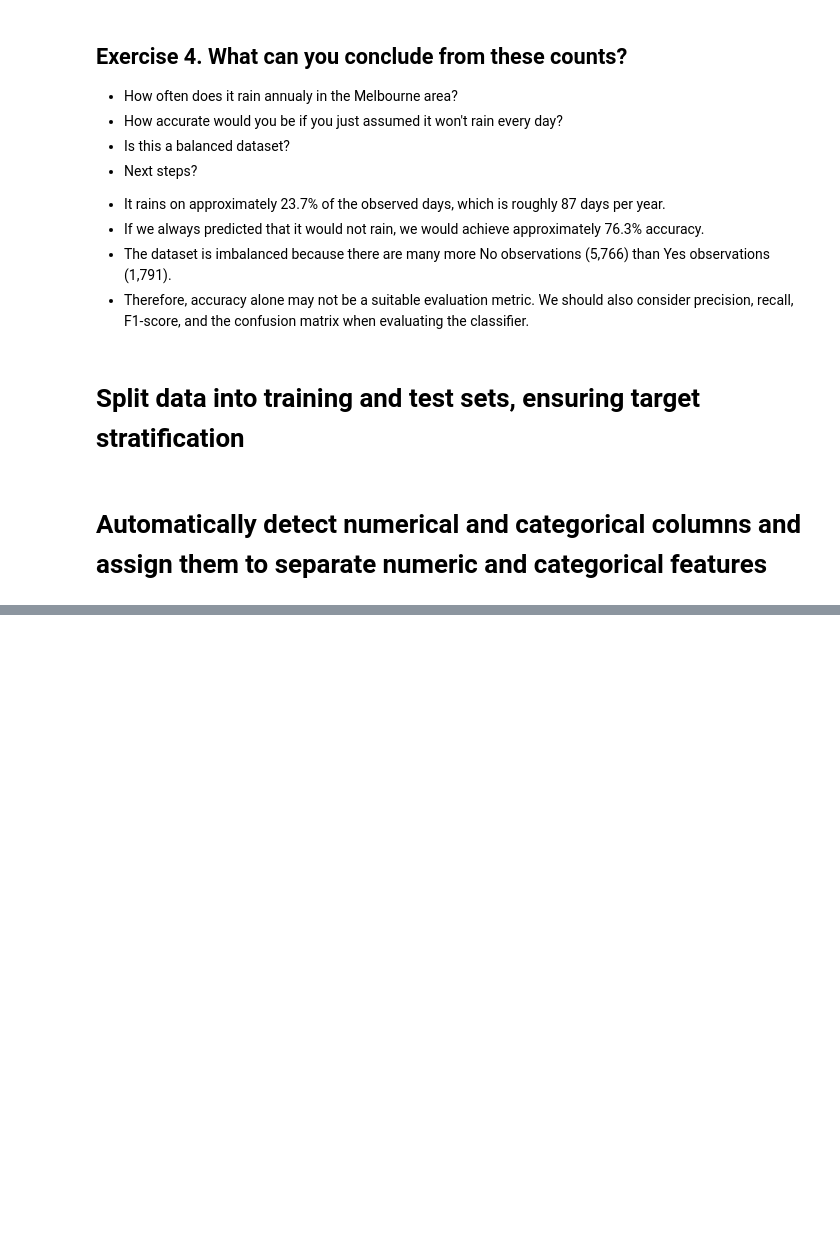
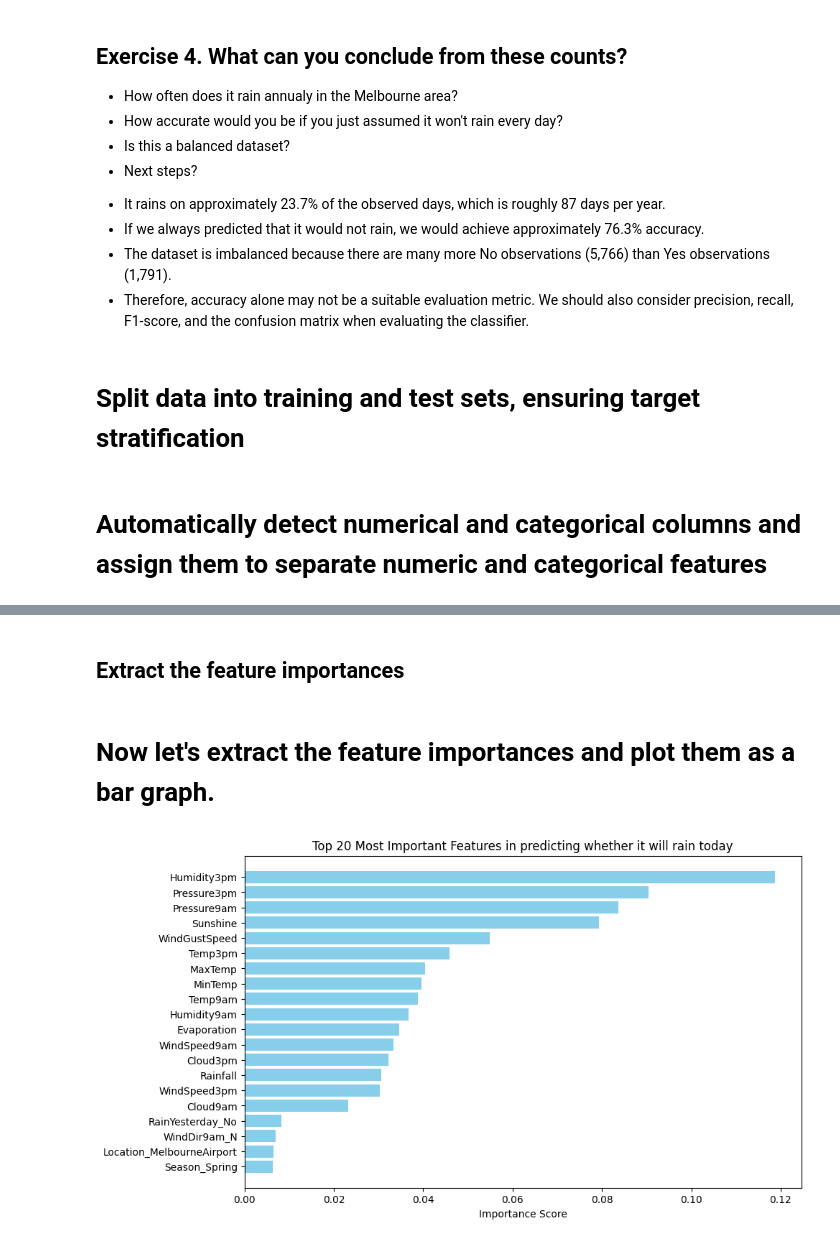
Before and after one commit to iam-ansuman/analyze-titanic-dataset-ML, a Jupyter notebook: Rainfall Prediction Classifier.ipynb, the cells around one changed output, grey strips where cells are left out. Cells and saved outputs as stored; diff of their text form; code cells hidden in the pictures; blank space fills up the shorter version.

```diff
--- a/Rainfall Prediction Classifier.ipynb
+++ b/Rainfall Prediction Classifier.ipynb
@@ -281,0 +408,2 @@ categorical_features = X_train.select_dtypes(include=['object', 'category']).col
+# %% [markdown]
+## Extract the feature importances
@@ -281,0 +412,27 @@ categorical_features = X_train.select_dtypes(include=['object', 'category']).col
+# %% [markdown]
+# Now let's extract the feature importances and plot them as a bar graph.
+# %%
+# Combine numeric and categorical feature names
+feature_names = numeric_features + list(grid_search.best_estimator_['preprocessor']
+                                        .named_transformers_['cat']
+                                        .named_steps['onehot']
+                                        .get_feature_names_out(categorical_features))
+
+feature_importances = grid_search.best_estimator_['classifier'].feature_importances_
+
+importance_df = pd.DataFrame({'Feature': feature_names,
+                              'Importance': feature_importances
+                             }).sort_values(by='Importance', ascending=False)
+
+N = 20  # Change this number to display more or fewer features
+top_features = importance_df.head(N)
+
+# Plotting
+plt.figure(figsize=(10, 6))
+plt.barh(top_features['Feature'], top_features['Importance'], color='skyblue')
+plt.gca().invert_yaxis()  # Invert y-axis to show the most important feature on top
+plt.title(f'Top {N} Most Important Features in predicting whether it will rain today')
+plt.xlabel('Importance Score')
+plt.show()
+# %% [output]
+[figure, added]
```
Also changed, not shown: parts of 27 cells of this notebook.
